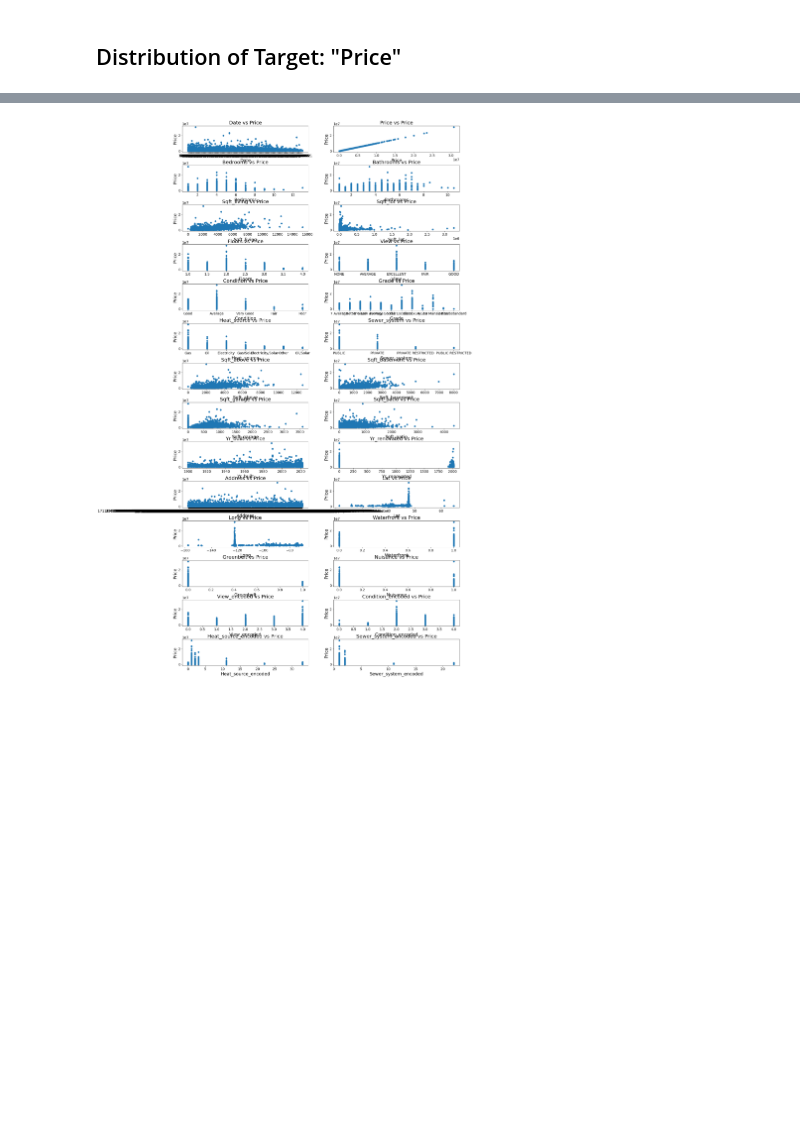
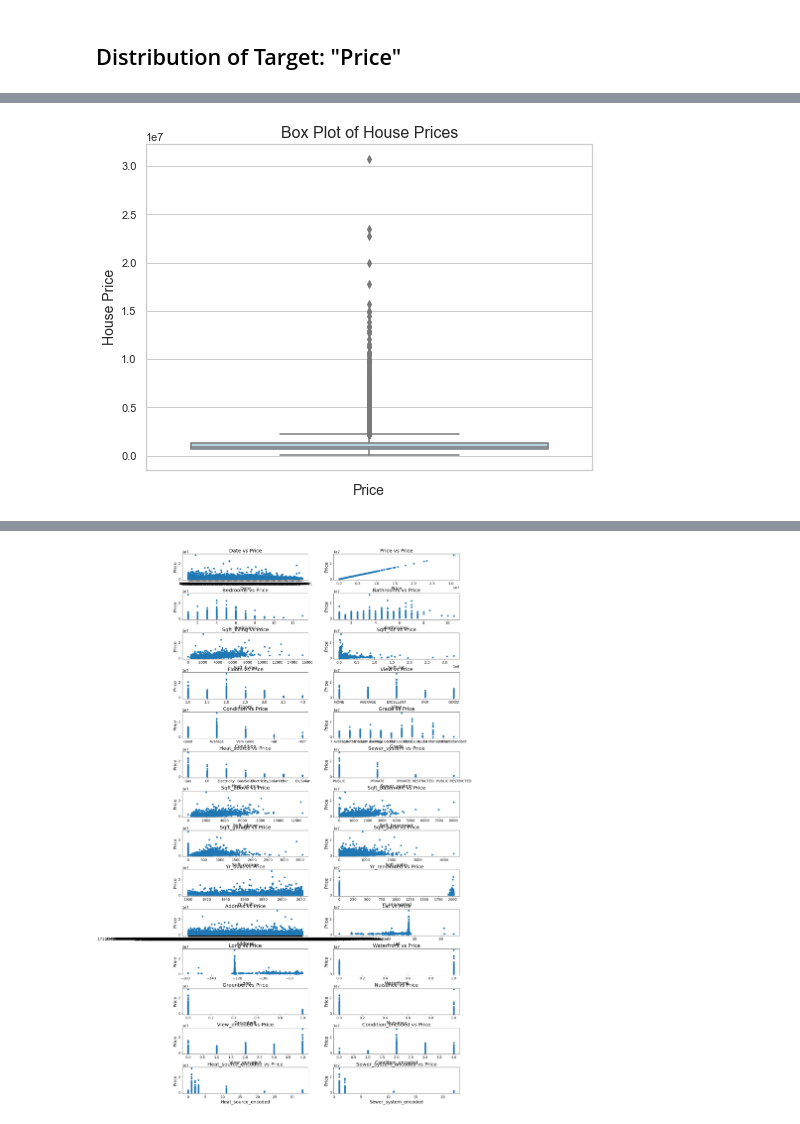
Before and after one commit to ldwilker10/dsc-phase-2-project-v2-5, a Jupyter notebook: Primary_Draft.ipynb, the cells around one changed output, grey strips where cells are left out. Cells and saved outputs as stored; diff of their text form; code cells hidden in the pictures; blank space fills up the shorter version.

```diff
--- a/Primary_Draft.ipynb
+++ b/Primary_Draft.ipynb
@@ -474,0 +504,17 @@ plt.show();
+# %%
+# Set the style for the plot (optional, just for aesthetics)
+sns.set(style="whitegrid")
+
+# Create the box plot
+plt.figure(figsize=(8, 6))
+sns.boxplot(data=kc_baseline, y='price', color='lightblue')
+
+# Add title and axis labels
+plt.title('Box Plot of House Prices', fontsize=16)
+plt.xlabel('Price', fontsize=14)
+plt.ylabel('House Price', fontsize=14)
+
+# Show the plot
+plt.show()
+# %% [output]
+[figure, added]
```
Also changed, not shown: parts of 25 cells of this notebook.
